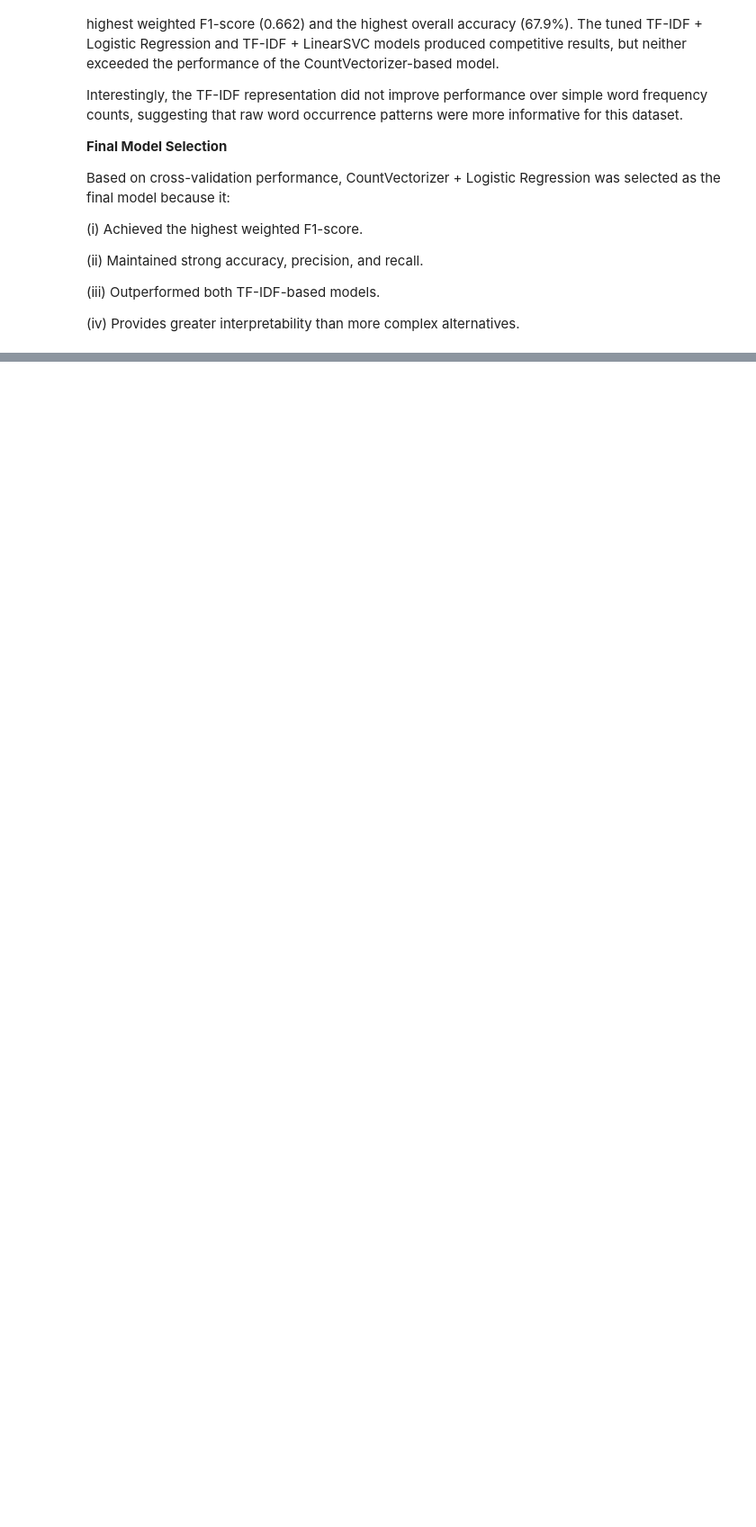
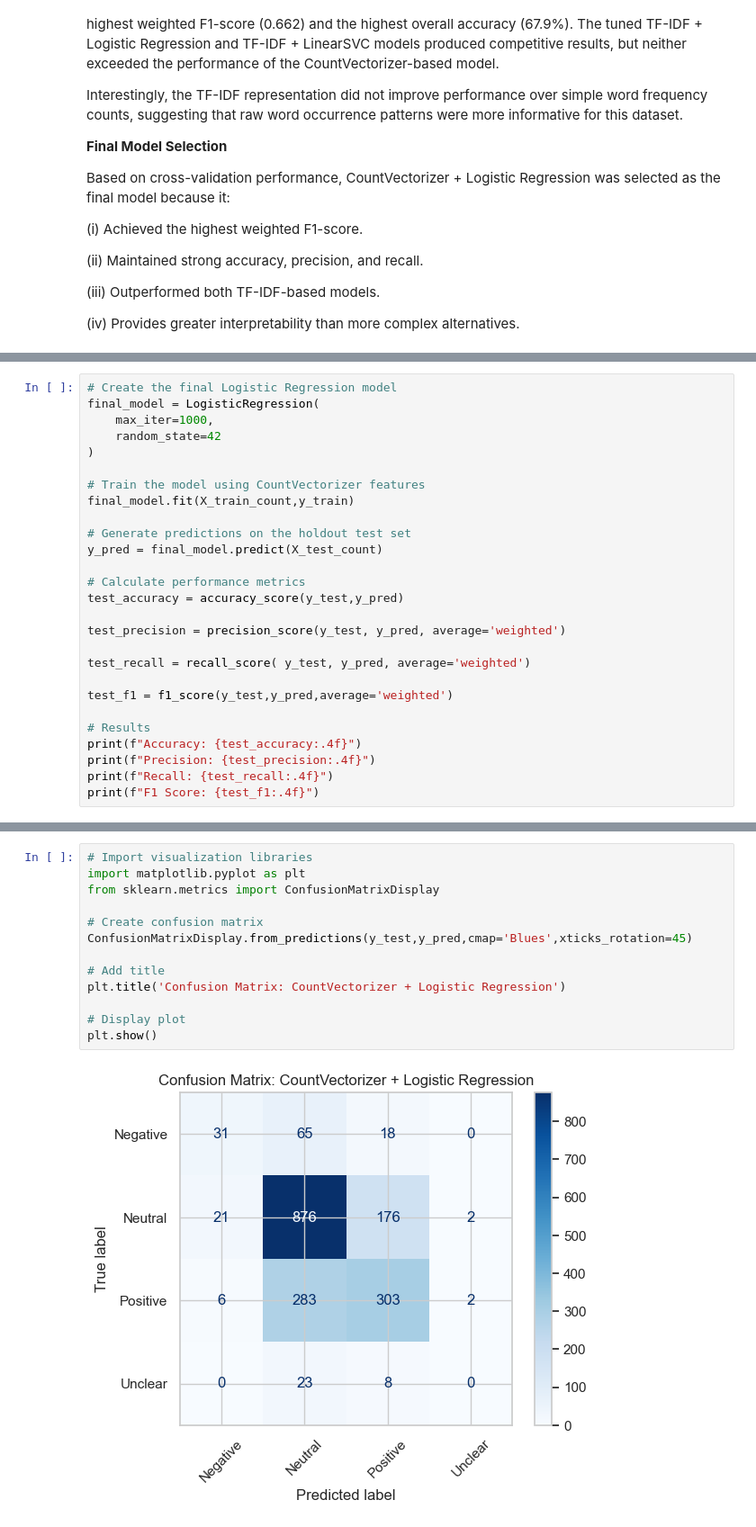
Before and after one commit to byegond-beep/Consumer-Sentiment-Analysis-of-Apple-and-Google-Products-Using-Natural-Language-Processing, a Jupyter notebook: Consumer-Sentiment-Analysis-of-Apple-and-Google-Products-Using-NLP.ipynb, the cells around one changed output, grey strips where cells are left out. Shown at 90% size. Drawn from its saved outputs; the diff is of its cells as text; blank space fills up the shorter version.

```diff
--- a/Consumer-Sentiment-Analysis-of-Apple-and-Google-Products-Using-NLP.ipynb
+++ b/Consumer-Sentiment-Analysis-of-Apple-and-Google-Products-Using-NLP.ipynb
@@ -1842,0 +1849,27 @@ Based on cross-validation performance, CountVectorizer + Logistic Regression was
+# %%
+# Create the final Logistic Regression model
+final_model = LogisticRegression(
+    max_iter=1000,
+    random_state=42
+)
+
+# Train the model using CountVectorizer features
+final_model.fit(X_train_count,y_train)
+
+# Generate predictions on the holdout test set
+y_pred = final_model.predict(X_test_count)
+
+# Calculate performance metrics
+test_accuracy = accuracy_score(y_test,y_pred)
+
+test_precision = precision_score(y_test, y_pred, average='weighted')
+
+test_recall = recall_score( y_test, y_pred, average='weighted')
+
+test_f1 = f1_score(y_test,y_pred,average='weighted')
+
+# Results
+print(f"Accuracy: {test_accuracy:.4f}")
+print(f"Precision: {test_precision:.4f}")
+print(f"Recall: {test_recall:.4f}")
+print(f"F1 Score: {test_f1:.4f}")
@@ -1842,0 +1918,15 @@ Based on cross-validation performance, CountVectorizer + Logistic Regression was
+# %%
+# Import visualization libraries
+import matplotlib.pyplot as plt
+from sklearn.metrics import ConfusionMatrixDisplay
+
+# Create confusion matrix
+ConfusionMatrixDisplay.from_predictions(y_test,y_pred,cmap='Blues',xticks_rotation=45)
+
+# Add title
+plt.title('Confusion Matrix: CountVectorizer + Logistic Regression')
+
+# Display plot
+plt.show()
+# %% [output]
+[figure, added]
```
Also changed, not shown: parts of 33 cells of this notebook.
